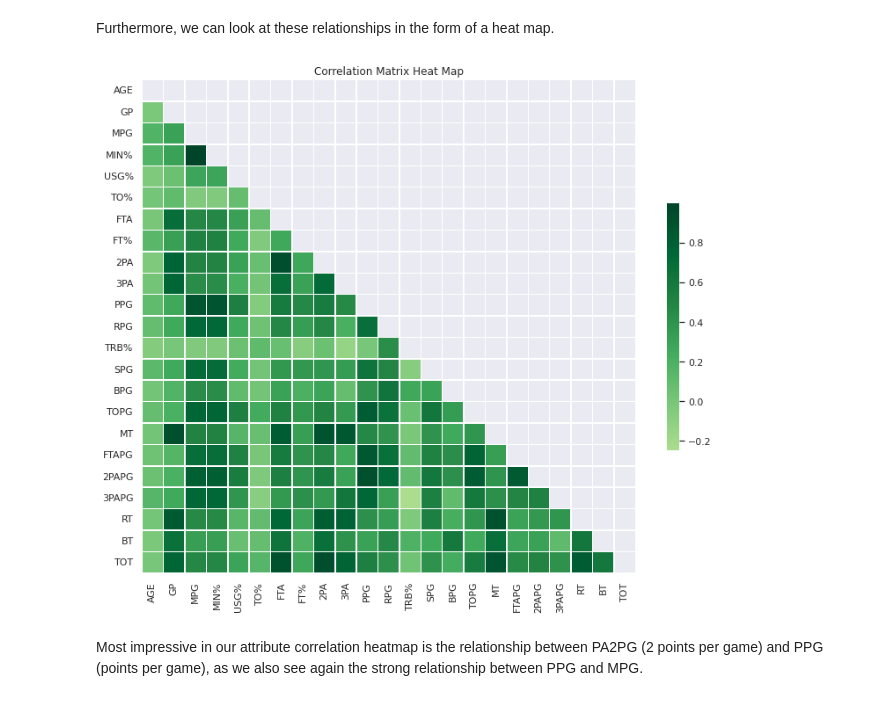
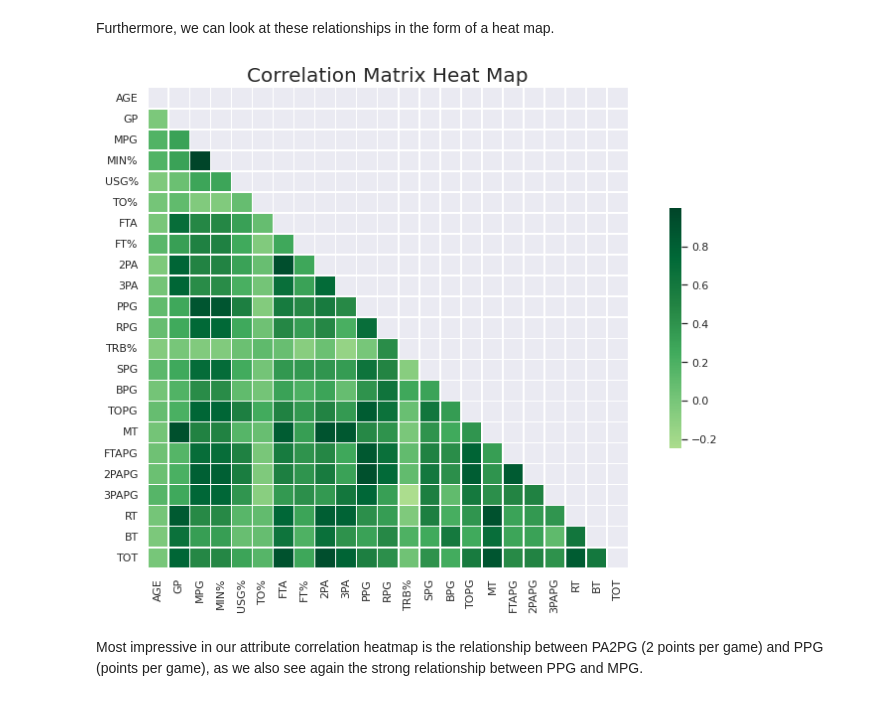
Before and after one commit to M-MSilva/Predict-NBA-player-Points_End-to-end-Project, a Jupyter notebook: Jupyter_Notebook_Projects/Predict_NBA_player_Points.ipynb, the cells around one changed output. Saved outputs shown, nothing was run; the diff lists cells and outputs as text; code cells hidden in the pictures.

```diff
--- a/Jupyter_Notebook_Projects/Predict_NBA_player_Points.ipynb
+++ b/Jupyter_Notebook_Projects/Predict_NBA_player_Points.ipynb
@@ -479,15 +479,16 @@ Furthermore, we can look at these relationships in the form of a heat map.
 # %%
 #we avoid a repetition of the correlation map with mask
 mask = np.triu(np.ones_like(Matrix_corr))
 
-f=plt.figure(figsize=(11,9))
+f=plt.figure(figsize=(12,8))
 
 #we create the heat map
 graph = sns.heatmap(Matrix_corr,mask=mask,cmap=plt.get_cmap("YlGn"),center=0,square=True,linewidths=.5,cbar_kws={"shrink": .5})
-graph.set(title="Correlation Matrix Heat Map")
+graph.set_title("Correlation Matrix Heat Map",fontsize = 20)
+sns.set(font_scale = 1)
 f.tight_layout()
 # %% [output]
-[figure, old version]
+[figure, new version]
 # %% [markdown]
 Most impressive in our attribute correlation heatmap is the relationship between PA2PG (2 points per game) and PPG (points per game), as we also see again the strong relationship between PPG and MPG.
 # %% [markdown]
```
Also changed, not shown: parts of 4 cells of this notebook.
